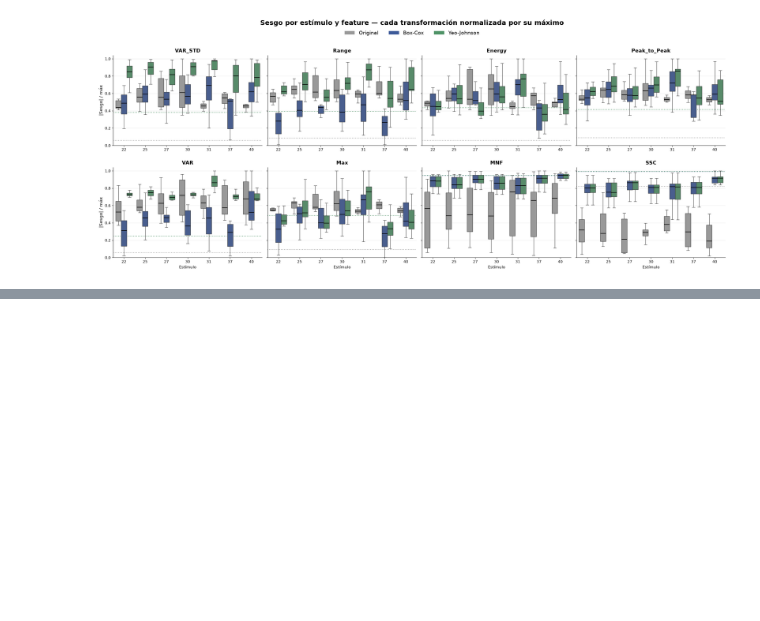
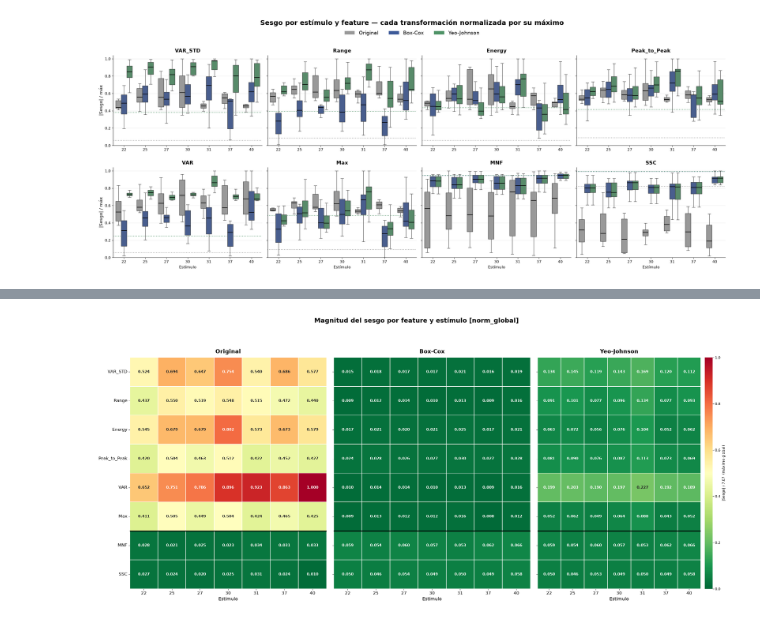
Before and after one commit to mariabda2/sEMG-ArmBand, a Jupyter notebook: notebooks/comparison.ipynb, the cells around one changed output, grey strips where cells are left out. Saved outputs shown, nothing was run; the diff lists cells and outputs as text; code cells hidden in the pictures; blank space fills up the shorter version.

Commit message:
update transformation, comparison.ipynb and add 06_Channel_fusion.ipynb

```diff
--- a/notebooks/comparison.ipynb
+++ b/notebooks/comparison.ipynb
@@ -8,6 +10,6 @@ from matplotlib.lines import Line2D
 # %%
-max='../data/master/df_max.xlsx'
-mean='../data/master/df_mean.xlsx'
+max='../data/processed/df_max.xlsx'
+mean='../data/processed/df_mean.xlsx'
 # %%
 df_max = pd.read_excel(max)
 df_mean = pd.read_excel(mean)
@@ -696,0 +489,9 @@ Excluidos (|sesgo original| < 0.3): MNF, SSC
+# %%
+df_comparacion_max = pd.concat([
+    compare_transform_stats(df_max,
+                            {'Box-Cox': df_max_boxcox, 'Yeo-Johnson': df_max_yeojohnson},
+                            feat,
+                            group_by=('stimulus',),
+                            min_n=15)
+    for feat in FEATURES
+], ignore_index=True)
@@ -696,0 +514,4 @@ Excluidos (|sesgo original| < 0.3): MNF, SSC
+# %%
+heatmap_sesgo(df_comparacion_max, FEATURES, modo='norm_global')
+# %% [output]
+[figure, added]
```
Also changed, not shown: parts of 28 cells of this notebook, 3 other files.
